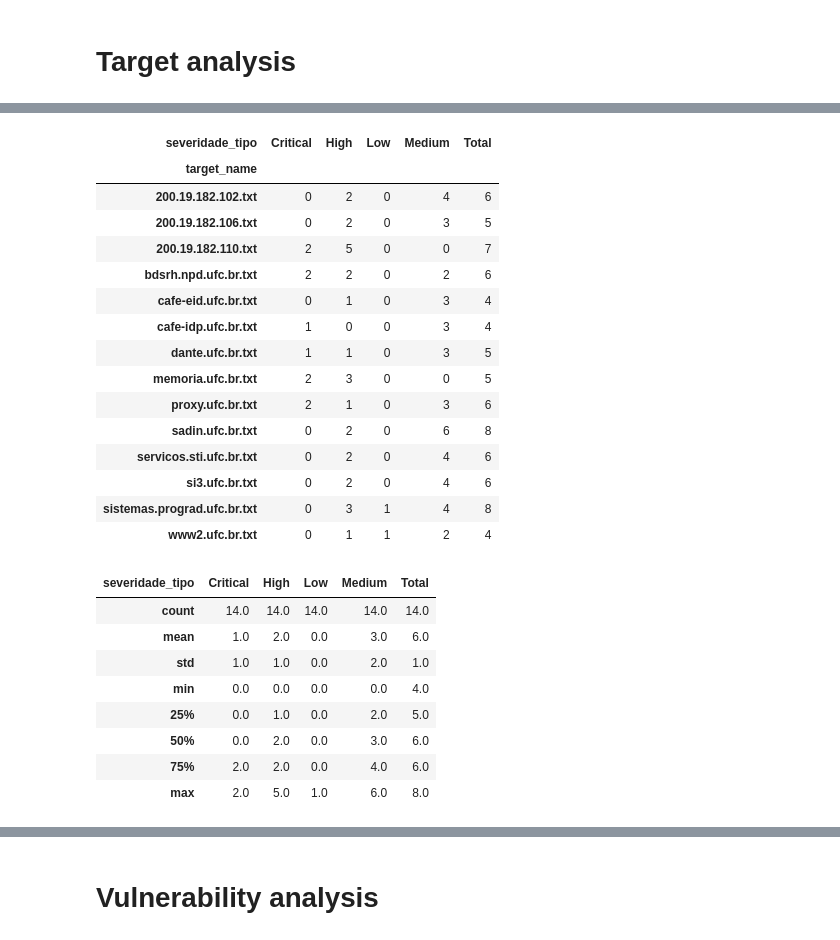
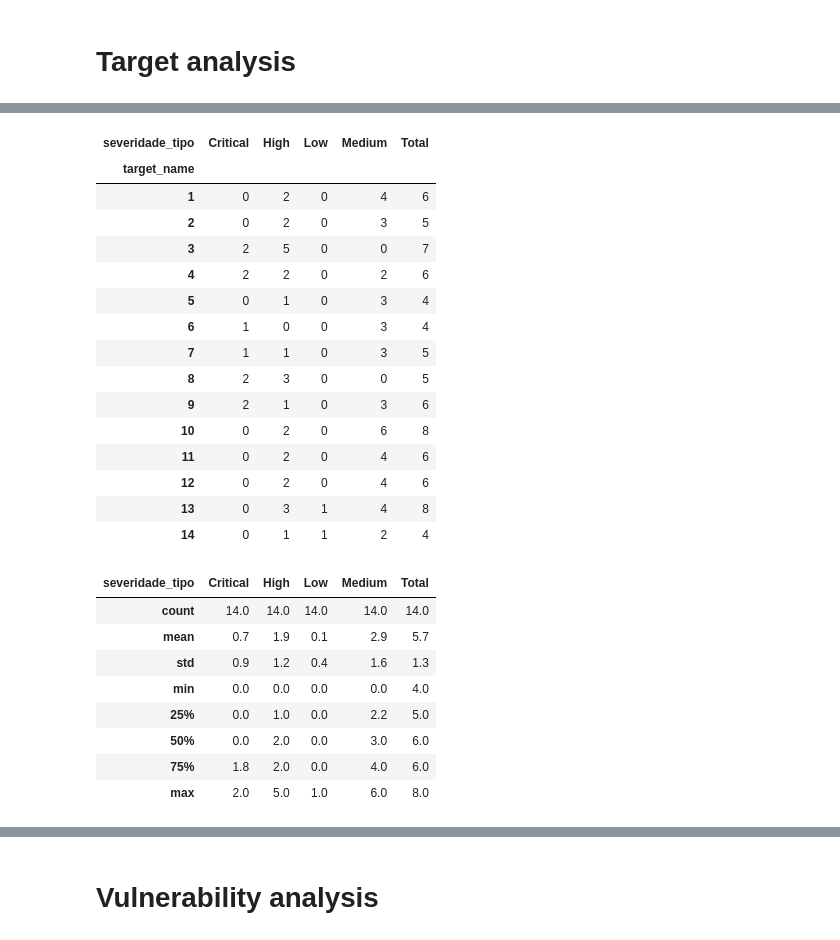
Before and after one commit to xKaliBurr/SBSeg2025, a Jupyter notebook: xkaliburr_LLMs/data_analysis.ipynb, the cells around one changed output, grey strips where cells are left out. Cells and saved outputs as stored; diff of their text form; code cells hidden in the pictures.

Commit message:
plot of targets

```diff
--- a/xkaliburr_LLMs/data_analysis.ipynb
+++ b/xkaliburr_LLMs/data_analysis.ipynb
@@ -30,11 +30,11 @@ reports_names
  'www2.ufc.br.txt']
 # %%
 total_vulnerabilities = []
-for report_name in reports_names:
+for alias, report_name in enumerate(reports_names):
     report = dataset[report_name]
     vulnerabilities = report['vulnerabilidades']
     for vulnerability in vulnerabilities:
-        vulnerability['target_name'] = report_name
+        vulnerability['target_name'] = alias+1
         total_vulnerabilities.append(vulnerability)
 # %% [markdown]
 # Target analysis
@@ -80,29 +80,29 @@ df_pivot
 # %% [output]
 | severidade_tipo | Critical | High | Low | Medium | Total |
 | target_name |  |  |  |  |  |
-| 200.19.182.102.txt | 0 | 2 | 0 | 4 | 6 |
-| 200.19.182.106.txt | 0 | 2 | 0 | 3 | 5 |
-| 200.19.182.110.txt | 2 | 5 | 0 | 0 | 7 |
-| bdsrh.npd.ufc.br.txt | 2 | 2 | 0 | 2 | 6 |
-| cafe-eid.ufc.br.txt | 0 | 1 | 0 | 3 | 4 |
-| cafe-idp.ufc.br.txt | 1 | 0 | 0 | 3 | 4 |
-| dante.ufc.br.txt | 1 | 1 | 0 | 3 | 5 |
-| memoria.ufc.br.txt | 2 | 3 | 0 | 0 | 5 |
-| proxy.ufc.br.txt | 2 | 1 | 0 | 3 | 6 |
-| sadin.ufc.br.txt | 0 | 2 | 0 | 6 | 8 |
-| servicos.sti.ufc.br.txt | 0 | 2 | 0 | 4 | 6 |
-| si3.ufc.br.txt | 0 | 2 | 0 | 4 | 6 |
-| sistemas.prograd.ufc.br.txt | 0 | 3 | 1 | 4 | 8 |
-| www2.ufc.br.txt | 0 | 1 | 1 | 2 | 4 |
+| 1 | 0 | 2 | 0 | 4 | 6 |
+| 2 | 0 | 2 | 0 | 3 | 5 |
+| 3 | 2 | 5 | 0 | 0 | 7 |
+| 4 | 2 | 2 | 0 | 2 | 6 |
+| 5 | 0 | 1 | 0 | 3 | 4 |
+| 6 | 1 | 0 | 0 | 3 | 4 |
+| 7 | 1 | 1 | 0 | 3 | 5 |
+| 8 | 2 | 3 | 0 | 0 | 5 |
+| 9 | 2 | 1 | 0 | 3 | 6 |
+| 10 | 0 | 2 | 0 | 6 | 8 |
+| 11 | 0 | 2 | 0 | 4 | 6 |
+| 12 | 0 | 2 | 0 | 4 | 6 |
+| 13 | 0 | 3 | 1 | 4 | 8 |
+| 14 | 0 | 1 | 1 | 2 | 4 |
 # %%
-df_pivot.describe().round(0)
+df_pivot.describe().round(1)
 # %% [output]
 | severidade_tipo | Critical | High | Low | Medium | Total |
 | count | 14.0 | 14.0 | 14.0 | 14.0 | 14.0 |
-| mean | 1.0 | 2.0 | 0.0 | 3.0 | 6.0 |
-| std | 1.0 | 1.0 | 0.0 | 2.0 | 1.0 |
+| mean | 0.7 | 1.9 | 0.1 | 2.9 | 5.7 |
+| std | 0.9 | 1.2 | 0.4 | 1.6 | 1.3 |
 | min | 0.0 | 0.0 | 0.0 | 0.0 | 4.0 |
-| 25% | 0.0 | 1.0 | 0.0 | 2.0 | 5.0 |
+| 25% | 0.0 | 1.0 | 0.0 | 2.2 | 5.0 |
 | 50% | 0.0 | 2.0 | 0.0 | 3.0 | 6.0 |
-| 75% | 2.0 | 2.0 | 0.0 | 4.0 | 6.0 |
+| 75% | 1.8 | 2.0 | 0.0 | 4.0 | 6.0 |
 | max | 2.0 | 5.0 | 1.0 | 6.0 | 8.0 |
```
Also changed, not shown: parts of 7 cells of this notebook, 3 other files.
